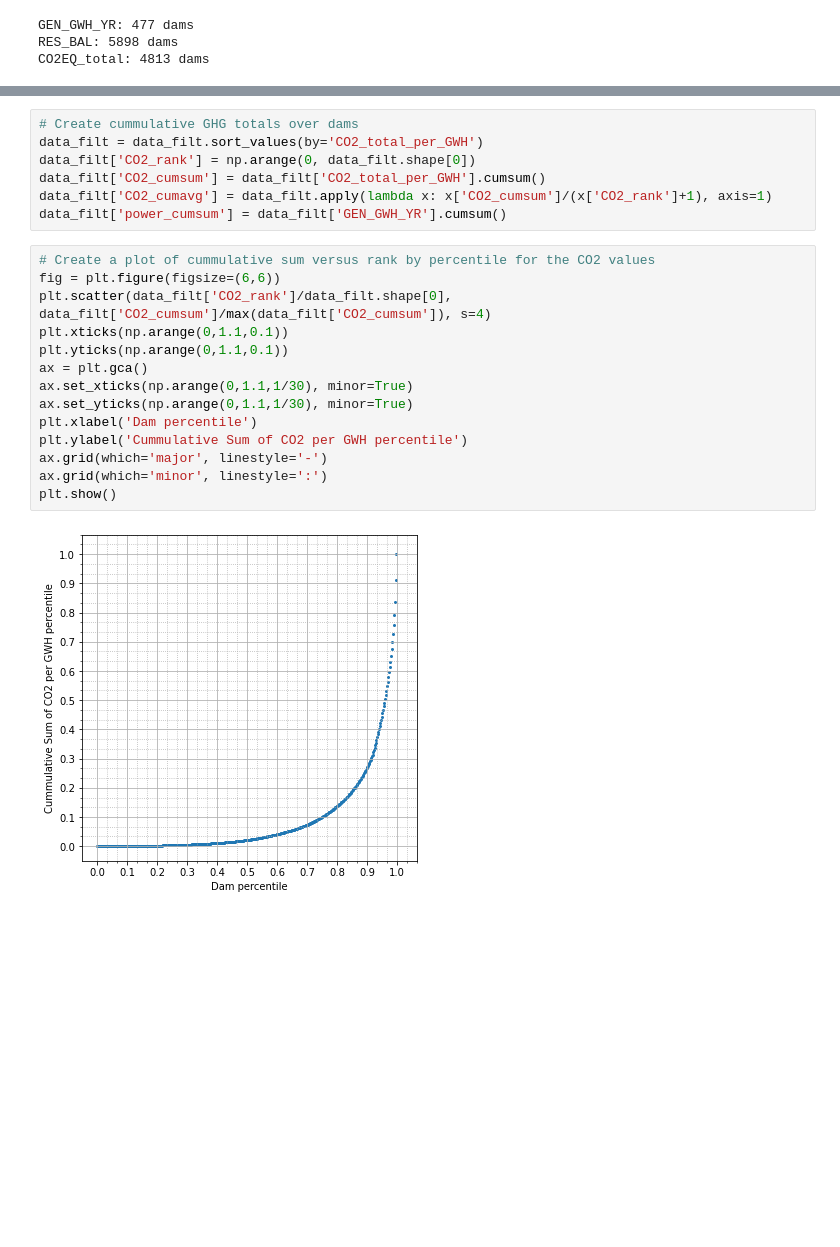
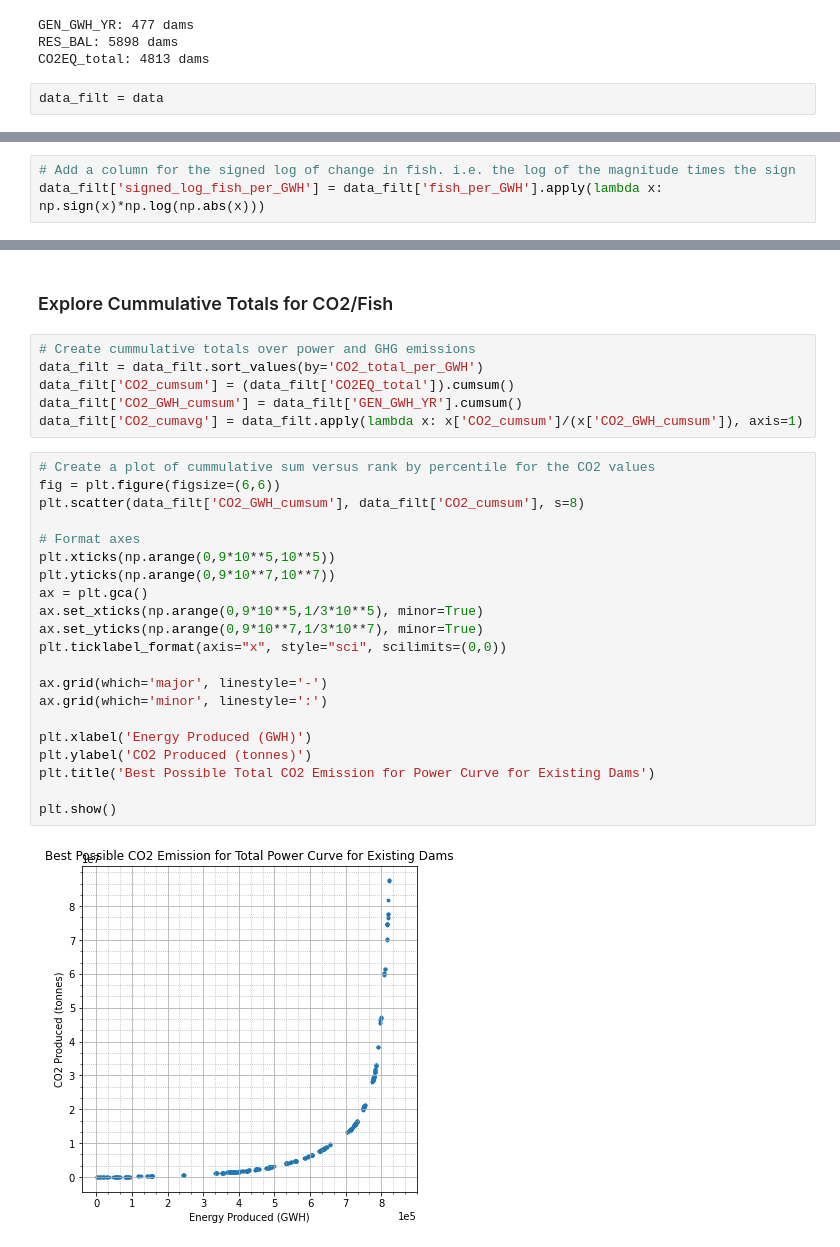
Before and after one commit to davidschmaier/CS-4701-Project-Predicting-GHG-Emissions-of-Hydroelectric-Dams, a Jupyter notebook: code/data-exploration.ipynb, the cells around one changed output, grey strips where cells are left out. Drawn from its saved outputs; the diff is of its cells as text; blank space fills up the shorter version.

```diff
--- a/code/data-exploration.ipynb
+++ b/code/data-exploration.ipynb
@@ -46,6 +46,8 @@ for column in ['GEN_GWH_YR', 'RES_BAL', 'CO2EQ_total']:
 GEN_GWH_YR: 477 dams
 RES_BAL: 5898 dams
 CO2EQ_total: 4813 dams
+# %%
+data_filt = data
 # %%
 # Plot a histogram of CO2/GWH.yr by order of magnitude
 plt.hist(np.log10(data_filt['CO2_total_per_GWH']), bins=np.arange(-2,4,0.5))
@@ -60,2 +62,5 @@ plt.show()
+# %%
+# Add a column for the signed log of change in fish. i.e. the log of the magnitude times the sign
+data_filt['signed_log_fish_per_GWH'] = data_filt['fish_per_GWH'].apply(lambda x: np.sign(x)*np.log(np.abs(x)))
 # %%
 # Plot a histogram of fisheries change in tonnes /m^2.yr by order of magnitude
@@ -150,23 +134,31 @@ plt.show()
+# %% [markdown]
+### Explore Cummulative Totals for CO2/Fish
 # %%
-# Create cummulative GHG totals over dams
+# Create cummulative totals over power and GHG emissions
 data_filt = data_filt.sort_values(by='CO2_total_per_GWH')
-data_filt['CO2_rank'] = np.arange(0, data_filt.shape[0])
-data_filt['CO2_cumsum'] = data_filt['CO2_total_per_GWH'].cumsum()
-data_filt['CO2_cumavg'] = data_filt.apply(lambda x: x['CO2_cumsum']/(x['CO2_rank']+1), axis=1)
-data_filt['power_cumsum'] = data_filt['GEN_GWH_YR'].cumsum()
+data_filt['CO2_cumsum'] = (data_filt['CO2EQ_total']).cumsum()
+data_filt['CO2_GWH_cumsum'] = data_filt['GEN_GWH_YR'].cumsum()
+data_filt['CO2_cumavg'] = data_filt.apply(lambda x: x['CO2_cumsum']/(x['CO2_GWH_cumsum']), axis=1)
 # %%
 # Create a plot of cummulative sum versus rank by percentile for the CO2 values
 fig = plt.figure(figsize=(6,6))
-plt.scatter(data_filt['CO2_rank']/data_filt.shape[0], data_filt['CO2_cumsum']/max(data_filt['CO2_cumsum']), s=4)
-plt.xticks(np.arange(0,1.1,0.1))
-plt.yticks(np.arange(0,1.1,0.1))
+plt.scatter(data_filt['CO2_GWH_cumsum'], data_filt['CO2_cumsum'], s=8)
+
+# Format axes
+plt.xticks(np.arange(0,9*10**5,10**5))
+plt.yticks(np.arange(0,9*10**7,10**7))
 ax = plt.gca()
-ax.set_xticks(np.arange(0,1.1,1/30), minor=True)
-ax.set_yticks(np.arange(0,1.1,1/30), minor=True)
-plt.xlabel('Dam percentile')
-plt.ylabel('Cummulative Sum of CO2 per GWH percentile')
+ax.set_xticks(np.arange(0,9*10**5,1/3*10**5), minor=True)
+ax.set_yticks(np.arange(0,9*10**7,1/3*10**7), minor=True)
+plt.ticklabel_format(axis="x", style="sci", scilimits=(0,0))
+
 ax.grid(which='major', linestyle='-')
 ax.grid(which='minor', linestyle=':')
+
+plt.xlabel('Energy Produced (GWH)')
+plt.ylabel('CO2 Produced (tonnes)')
+plt.title('Best Possible Total CO2 Emission for Power Curve for Existing Dams')
+
 plt.show()
 # %% [output]
-[figure, old version]
+[figure, new version]
```
Also changed, not shown: parts of 16 cells of this notebook.
